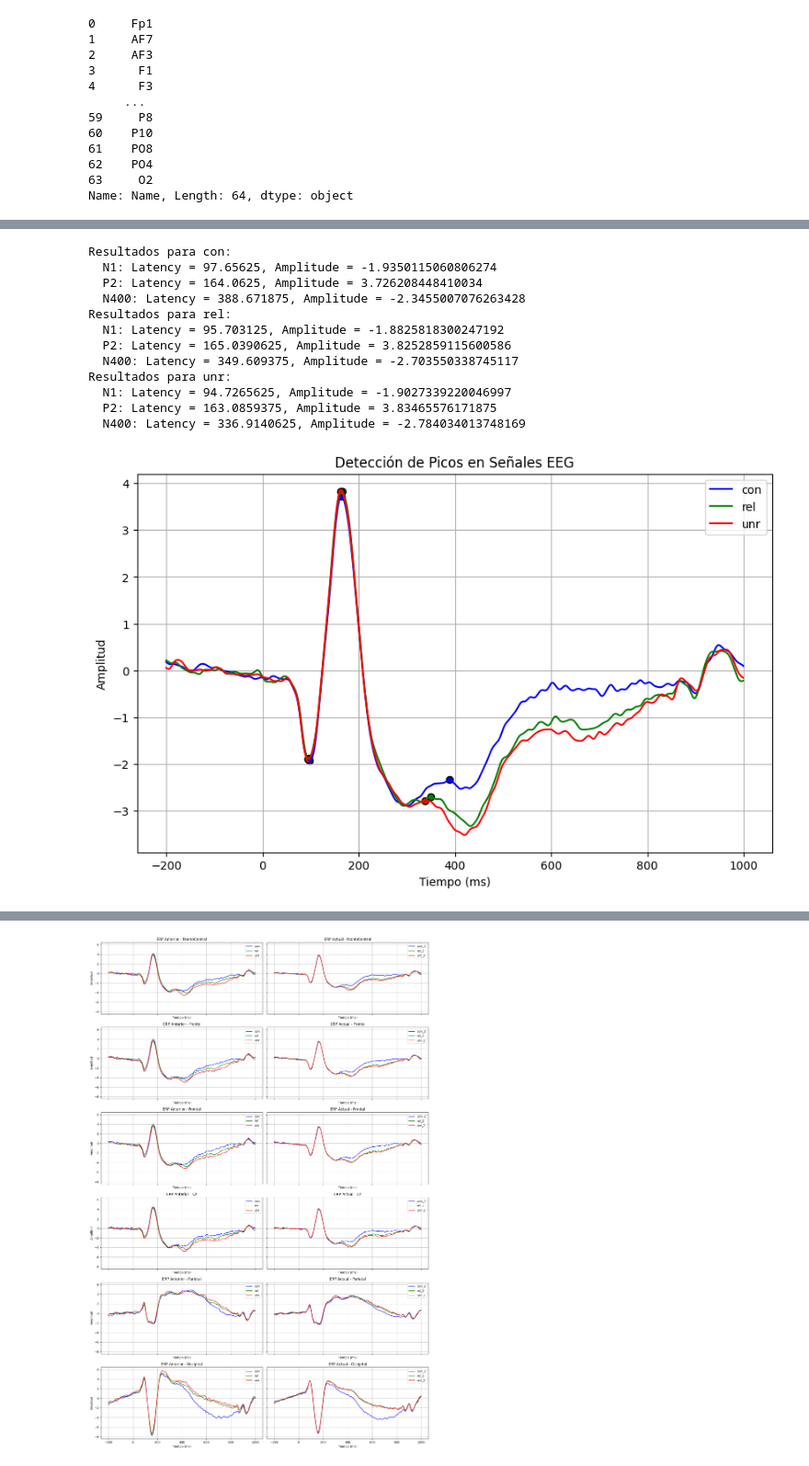
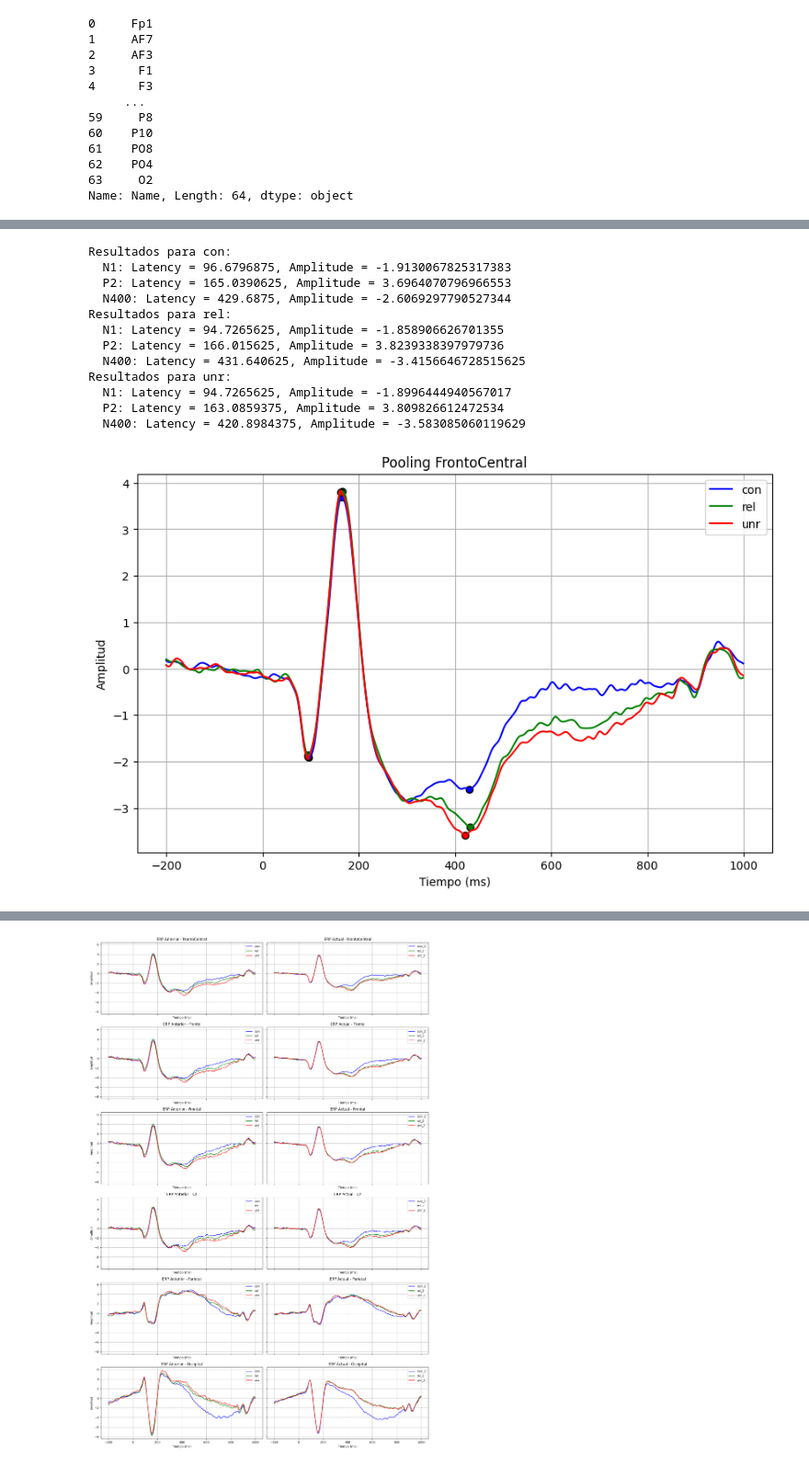
Before and after one commit to carrielfelipe/EEG_ERP_Analysis, a Jupyter notebook: PWI/PWI_Grand_Average.ipynb, the cells around one changed output, grey strips where cells are left out. Shown at 92% size. Saved outputs shown, nothing was run; the diff lists cells and outputs as text; code cells hidden in the pictures.

```diff
--- a/PWI/PWI_Grand_Average.ipynb
+++ b/PWI/PWI_Grand_Average.ipynb
@@ -257,13 +385,13 @@ for condition, data in EEG_data.items():
 import matplotlib.pyplot as plt
 
 # Datos de las señales
-time_con = eeg_time_dict['con']
-time_rel = eeg_time_dict['rel']
-time_unr = eeg_time_dict['unr']
+time_con = eeg_time_dict['con_2']
+time_rel = eeg_time_dict['rel_2']
+time_unr = eeg_time_dict['unr_2']
 
-eeg_con = EEG_pool_data['con']['FrontoCentral']
-eeg_rel = EEG_pool_data['rel']['FrontoCentral']
-eeg_unr = EEG_pool_data['unr']['FrontoCentral']
+eeg_con = EEG_pool_data['con_2']['FrontoCentral']
+eeg_rel = EEG_pool_data['rel_2']['FrontoCentral']
+eeg_unr = EEG_pool_data['unr_2']['FrontoCentral']
 
 # Crear el gráfico
 plt.figure(figsize=(10, 6))
@@ -275,7 +403,7 @@ plt.plot(time_unr, eeg_unr, label='unr', color='r')
 # Etiquetas y título
 plt.xlabel('Tiempo (ms)')
 plt.ylabel('Amplitud')
-plt.title('Pooling FrontoCentral 1')
+plt.title('Pooling FrontoCentral')
 plt.legend()
 
 # Mostrar gráfico
@@ -338,18 +431,20 @@ def get_indices(time_array, window):
 def detect_peaks(signal, time_array, window, polarity='positive'):
     indices = get_indices(time_array, window)
     signal_window = signal[indices]
+
     if polarity == 'positive':
         peaks, _ = find_peaks(signal_window)
+        if len(peaks) > 0:
+            peak_idx = indices[peaks[np.argmax(signal_window[peaks])]]  # Pico más alto
+            return time_array[peak_idx], signal[peak_idx]
+
     elif polarity == 'negative':
-        peaks, _ = find_peaks(-signal_window)
-    else:
-        raise ValueError("Polarity must be 'positive' or 'negative'")
+        peaks, _ = find_peaks(-signal_window)  # Buscar picos en la señal invertida
+        if len(peaks) > 0:
+            peak_idx = indices[peaks[np.argmin(signal_window[peaks])]]  # Pico más bajo
+            return time_array[peak_idx], signal[peak_idx]
 
-    if len(peaks) > 0:
-        peak_idx = indices[peaks[np.argmax(signal_window[peaks])]]  # Índice del pico más alto
-        return time_array[peak_idx], signal[peak_idx]
-    else:
-        return None, None  # No se detectaron picos
+    return None, None  # No se detectaron picos
 
 # Detectar picos para cada condición y ventana
 peak_results = {}
@@ -360,7 +455,7 @@ labels = ['con', 'rel', 'unr']
 for label, time_array, eeg_signal in zip(labels, time_conditions, eeg_conditions):
     peak_results[label] = {}
     for peak_type, window in windows.items():
-        polarity = 'negative' if peak_type == 'N1' else 'positive'
+        polarity = 'negative' if peak_type in ['N1', 'N400'] else 'positive'
         latency, amplitude = detect_peaks(eeg_signal, time_array, window, polarity=polarity)
         peak_results[label][peak_type] = {
             "Latency (ms)": latency,
@@ -374,38 +469,38 @@ for label, peaks in peak_results.items():
         print(f"  {peak_type}: Latency = {values['Latency (ms)']}, Amplitude = {values['Amplitude']}")
 # %% [output]
 Resultados para con:
-  N1: Latency = 97.65625, Amplitude = -1.9350115060806274
-  P2: Latency = 164.0625, Amplitude = 3.726208448410034
-  N400: Latency = 388.671875, Amplitude = -2.3455007076263428
+  N1: Latency = 96.6796875, Amplitude = -1.9130067825317383
+  P2: Latency = 165.0390625, Amplitude = 3.6964070796966553
+  N400: Latency = 429.6875, Amplitude = -2.6069297790527344
 Resultados para rel:
-  N1: Latency = 95.703125, Amplitude = -1.8825818300247192
-  P2: Latency = 165.0390625, Amplitude = 3.8252859115600586
-  N400: Latency = 349.609375, Amplitude = -2.703550338745117
+  N1: Latency = 94.7265625, Amplitude = -1.858906626701355
+  P2: Latency = 166.015625, Amplitude = 3.8239338397979736
+  N400: Latency = 431.640625, Amplitude = -3.4156646728515625
 Resultados para unr:
-  N1: Latency = 94.7265625, Amplitude = -1.9027339220046997
-  P2: Latency = 163.0859375, Amplitude = 3.83465576171875
-  N400: Latency = 336.9140625, Amplitude = -2.784034013748169
+  N1: Latency = 94.7265625, Amplitude = -1.8996444940567017
+  P2: Latency = 163.0859375, Amplitude = 3.809826612472534
+  N400: Latency = 420.8984375, Amplitude = -3.583085060119629
 # %%
 # Graficar señales con picos detectados
 plt.figure(figsize=(10, 6))
 colors = ['b', 'g', 'r']
 
 for i, (label, time_array, eeg_signal) in enumerate(zip(labels, time_conditions, eeg_conditions)):
     plt.plot(time_array, eeg_signal, label=label, color=colors[i])
     for peak_type, values in peak_results[label].items():
         latency, amplitude = values["Latency (ms)"], values["Amplitude"]
         if latency is not None:
             plt.scatter(latency, amplitude, color=colors[i], edgecolor='k')
 
 # Etiquetas y título
 plt.xlabel('Tiempo (ms)')
 plt.ylabel('Amplitud')
-plt.title('Detección de Picos en Señales EEG')
+plt.title('Pooling FrontoCentral')
 plt.legend()
 plt.grid(True)
 plt.show()
 # %% [output]
-[figure, old version]
+[figure, new version]
 # %%
 # Graficar señales con picos detectados y ventanas utilizadas
 plt.figure(figsize=(10, 6))
```
Also changed, not shown: parts of 31 cells of this notebook, 7 other files.
